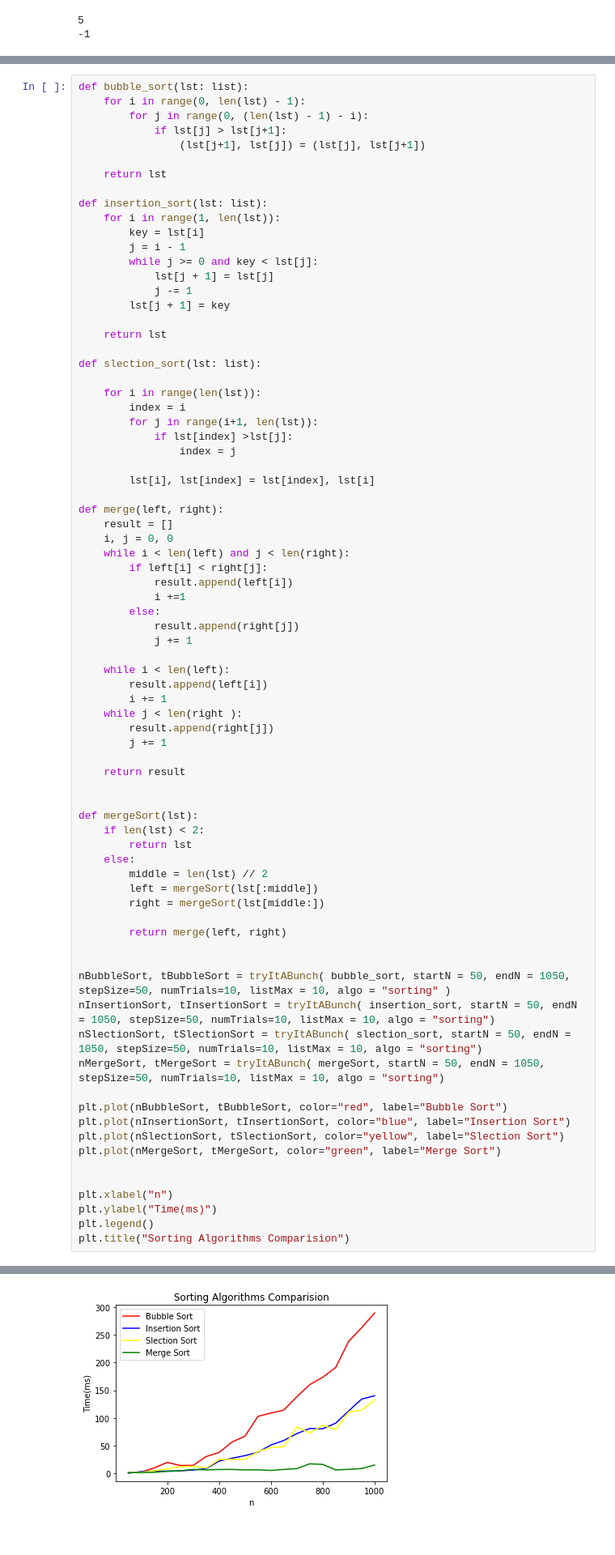
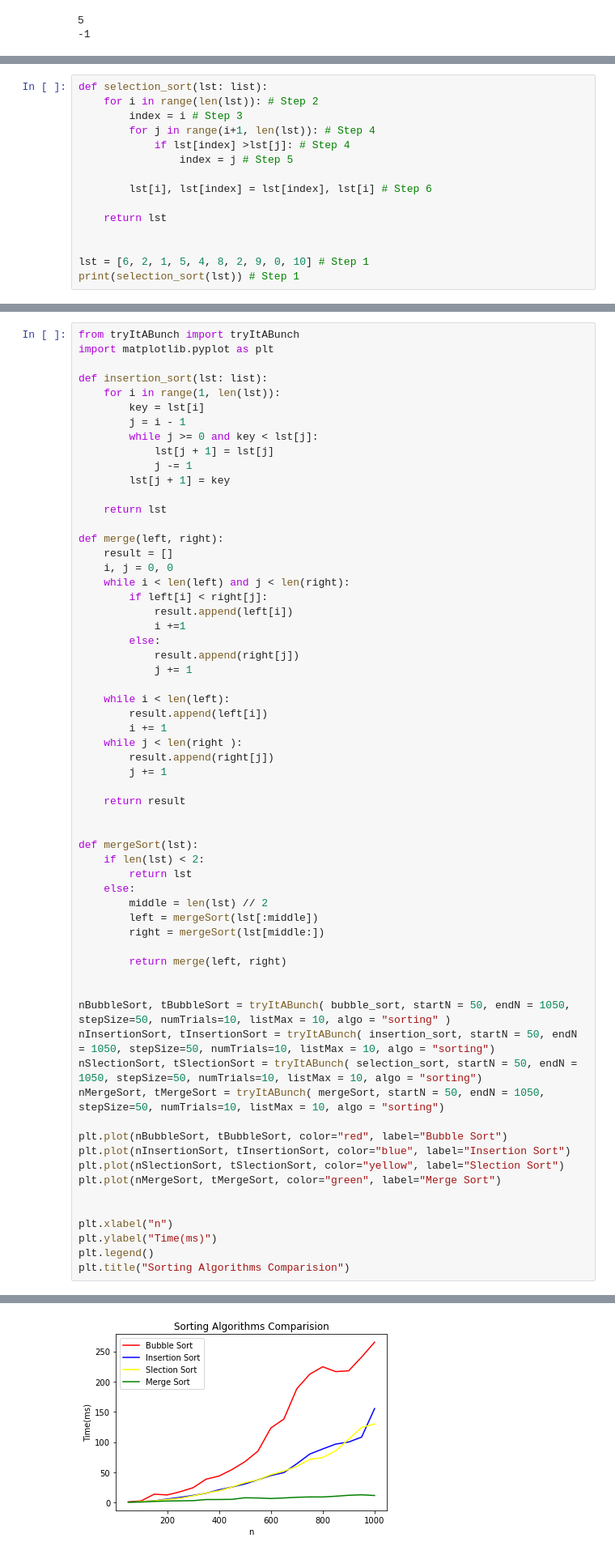
Before and after one commit to lablnet/data_structure, a Jupyter notebook: Notes/Notes.ipynb, the cells around one changed output, grey strips where cells are left out. Shown at 81% size. Saved outputs shown, nothing was run; the diff lists cells and outputs as text.

```diff
--- a/Notes/Notes.ipynb
+++ b/Notes/Notes.ipynb
@@ -251,0 +327,15 @@ Sorting is a process of arranging items, but in the context of Computers the sor
+# %%
+def selection_sort(lst: list):
+    for i in range(len(lst)): # Step 2
+        index = i # Step 3
+        for j in range(i+1, len(lst)): # Step 4
+            if lst[index] >lst[j]: # Step 4
+                index = j # Step 5
+
+        lst[i], lst[index] = lst[index], lst[i] # Step 6
+
+    return lst
+
+
+lst = [6, 2, 1, 5, 4, 8, 2, 9, 0, 10] # Step 1
+print(selection_sort(lst)) # Step 1
@@ -252,11 +347,6 @@ Sorting is a process of arranging items, but in the context of Computers the sor
 # %%
-def bubble_sort(lst: list):
-    for i in range(0, len(lst) - 1):
-        for j in range(0, (len(lst) - 1) - i):
-            if lst[j] > lst[j+1]:
-                (lst[j+1], lst[j]) = (lst[j], lst[j+1])
-
-    return lst
+from tryItABunch import tryItABunch
+import matplotlib.pyplot as plt
 
 def insertion_sort(lst: list):
     for i in range(1, len(lst)):
@@ -268,16 +358,6 @@ def insertion_sort(lst: list):
         lst[j + 1] = key
 
     return lst
-
-def slection_sort(lst: list):
-
-    for i in range(len(lst)):
-        index = i
-        for j in range(i+1, len(lst)):
-            if lst[index] >lst[j]:
-                index = j
-
-        lst[i], lst[index] = lst[index], lst[i]
 
 def merge(left, right):
     result = []
@@ -300,32 +380,32 @@ def merge(left, right):
     return result
 
 
 def mergeSort(lst):
     if len(lst) < 2:
         return lst
     else:
         middle = len(lst) // 2
         left = mergeSort(lst[:middle])
         right = mergeSort(lst[middle:])
 
         return merge(left, right)
 
 
 nBubbleSort, tBubbleSort = tryItABunch( bubble_sort, startN = 50, endN = 1050, stepSize=50, numTrials=10, listMax = 10, algo = "sorting" )
 nInsertionSort, tInsertionSort = tryItABunch( insertion_sort, startN = 50, endN = 1050, stepSize=50, numTrials=10, listMax = 10, algo = "sorting")
-nSlectionSort, tSlectionSort = tryItABunch( slection_sort, startN = 50, endN = 1050, stepSize=50, numTrials=10, listMax = 10, algo = "sorting")
+nSlectionSort, tSlectionSort = tryItABunch( selection_sort, startN = 50, endN = 1050, stepSize=50, numTrials=10, listMax = 10, algo = "sorting")
 nMergeSort, tMergeSort = tryItABunch( mergeSort, startN = 50, endN = 1050, stepSize=50, numTrials=10, listMax = 10, algo = "sorting")
 
 plt.plot(nBubbleSort, tBubbleSort, color="red", label="Bubble Sort")
 plt.plot(nInsertionSort, tInsertionSort, color="blue", label="Insertion Sort")
 plt.plot(nSlectionSort, tSlectionSort, color="yellow", label="Slection Sort")
 plt.plot(nMergeSort, tMergeSort, color="green", label="Merge Sort")
 
 
 plt.xlabel("n")
 plt.ylabel("Time(ms)")
 plt.legend()
 plt.title("Sorting Algorithms Comparision")
 # %% [output]
 Text(0.5, 1.0, 'Sorting Algorithms Comparision')
-[figure, old version]
+[figure, new version]
```
Also changed, not shown: parts of 6 cells of this notebook.
